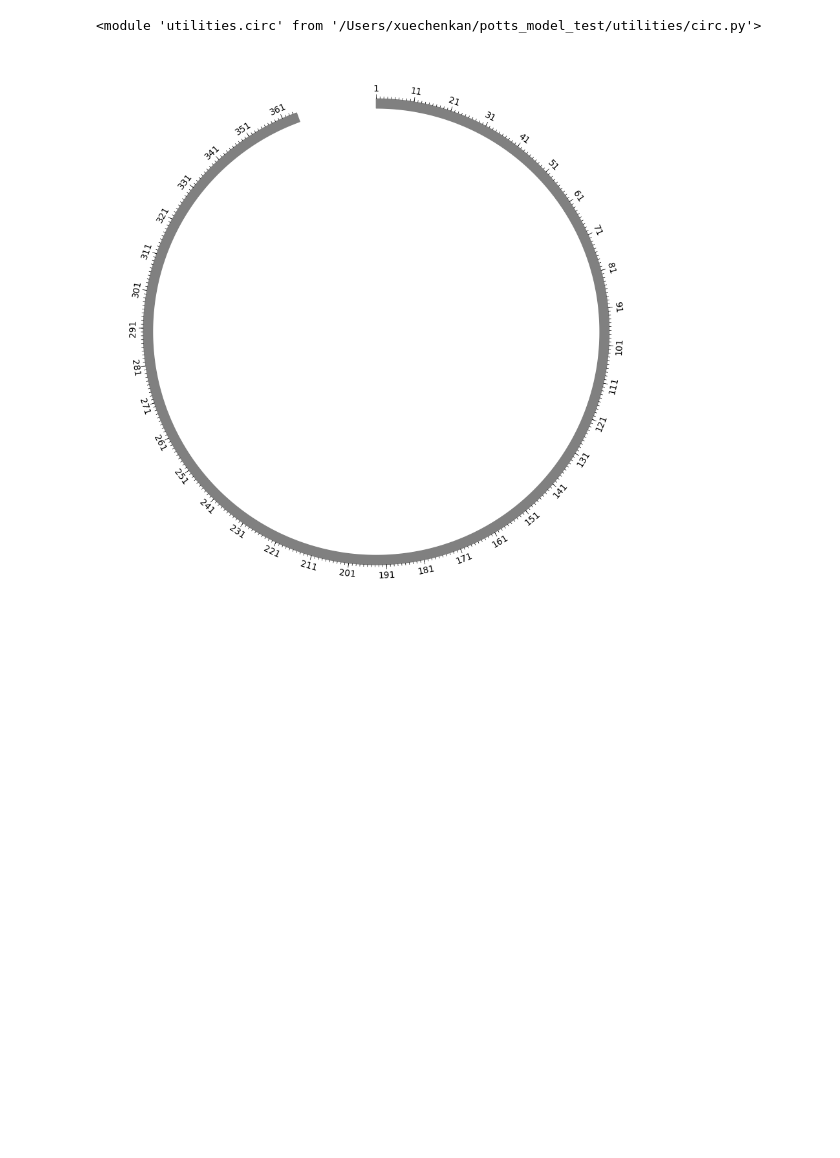
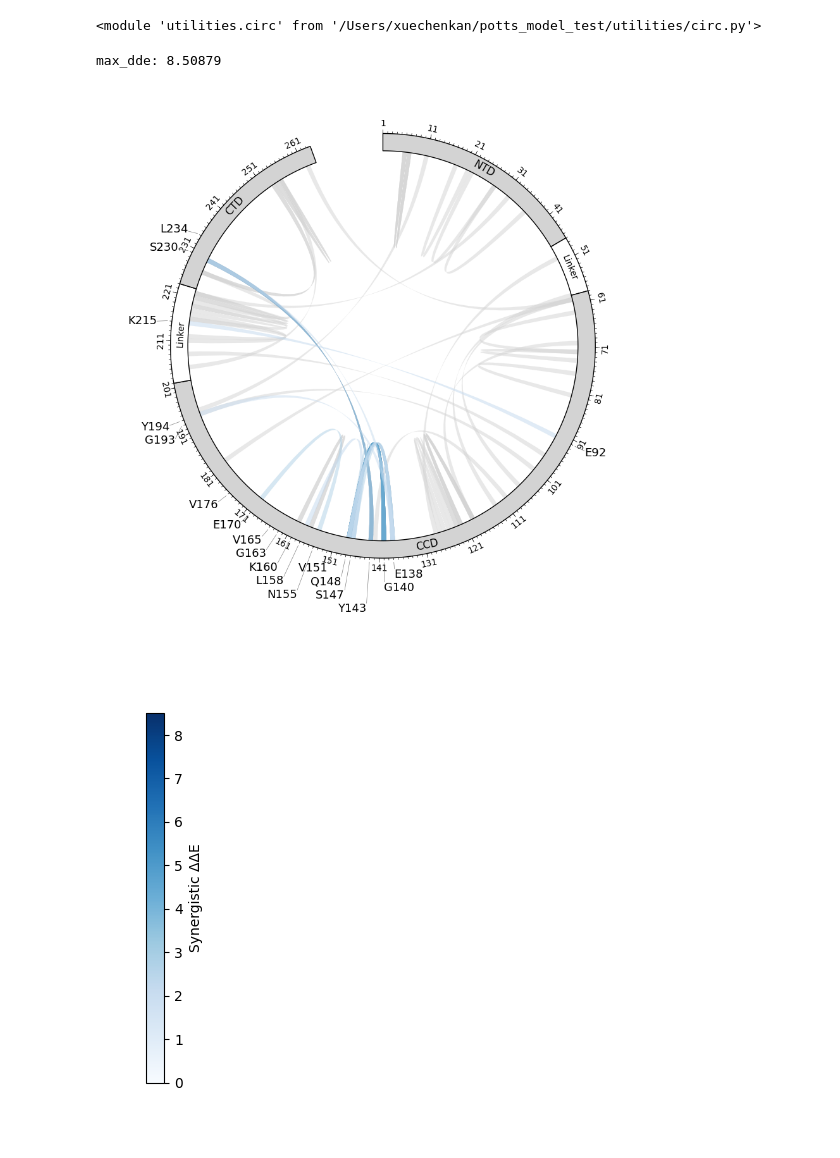
Before and after one commit to Daniel-Xkan/potts_model_test, a Jupyter notebook: ms0.5/IN/In_PyCirclize3.0.ipynb, the cells around one changed output. Saved outputs shown, nothing was run; the diff lists cells and outputs as text; code cells hidden in the pictures; blank space fills up the shorter version.

```diff
--- a/ms0.5/IN/In_PyCirclize3.0.ipynb
+++ b/ms0.5/IN/In_PyCirclize3.0.ipynb
@@ -31,12 +31,28 @@ PR_path = '../../ms0.5/PR/'
 RT_path = '../../ms0.5/RT/'
 IN_unreduced_seq_path = '/Users/xuechenkan/potts_model_test/ms1/IN/data/in.fullseq'
 
+IN_kn_path = IN_path+'data/kn.her2.all'
+
 IN_redux_dict = functions.get_redu_dict(IN_path+'data/in.reduce4.redux',1)
 PR_redux_dict = functions.get_redu_dict(PR_path+'data/pr.reduce4.redux',0)
 RT_redux_dict = functions.get_redu_dict(RT_path+'data/rt.reduce4.redux',0)
+
+top_20_DRM = functions.read_list_from_file(IN_path + 'data/top_20_DRM.txt')
+bottom_20_DRM = functions.read_list_from_file(IN_path + 'data/bottom_20_DRM.txt')
+combined_DRM = top_20_DRM + bottom_20_DRM
-# %%
-circ,sector =circ.initialize_circos_w_ticks(364, (96, 100))
-fig = circ.plotfig()
-plt.show()
-# %% [output]
-[figure, removed]
+# %%
+IN_circos_syn,sector =circ.initialize_IN_circos_w_ticks(actual_length, (90, 98))
+circ.add_DRM_annotation(IN_circos_syn,sector, (100, 100),combined_DRM)
+circ.connect_background_syn_cords(IN_circos_syn,sector,IN_kn_path, 50,1,0.5)
+circ.connect_syn_cords(IN_circos_syn,sector,IN_kn_path, top_20_DRM,IN_redux_dict,1,0.5)
+fig = IN_circos_syn.plotfig()
+
+
+plt.show()
+sm = circ.plot_colorbar(0, 8.50879, True)
+cbar = plt.colorbar(sm, ax=plt.gca(), orientation='vertical', label='Synergistic ΔΔE')
+plt.gca().remove()
+# %% [output]
+max_dde: 8.50879
+[figure, added]
+[figure, added]
```
Also changed, not shown: parts of 1 cell of this notebook, 4 other files.
